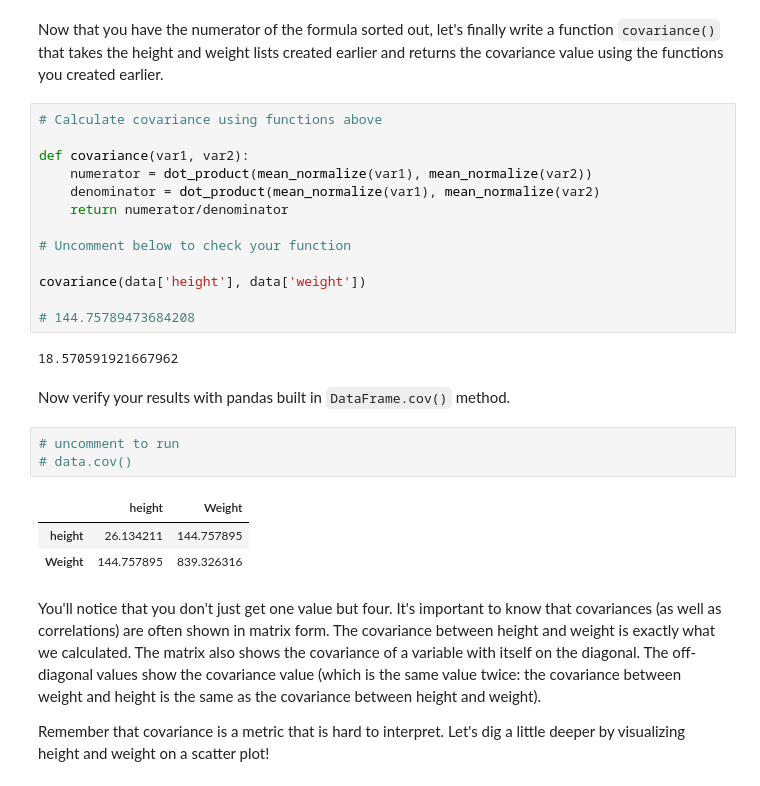
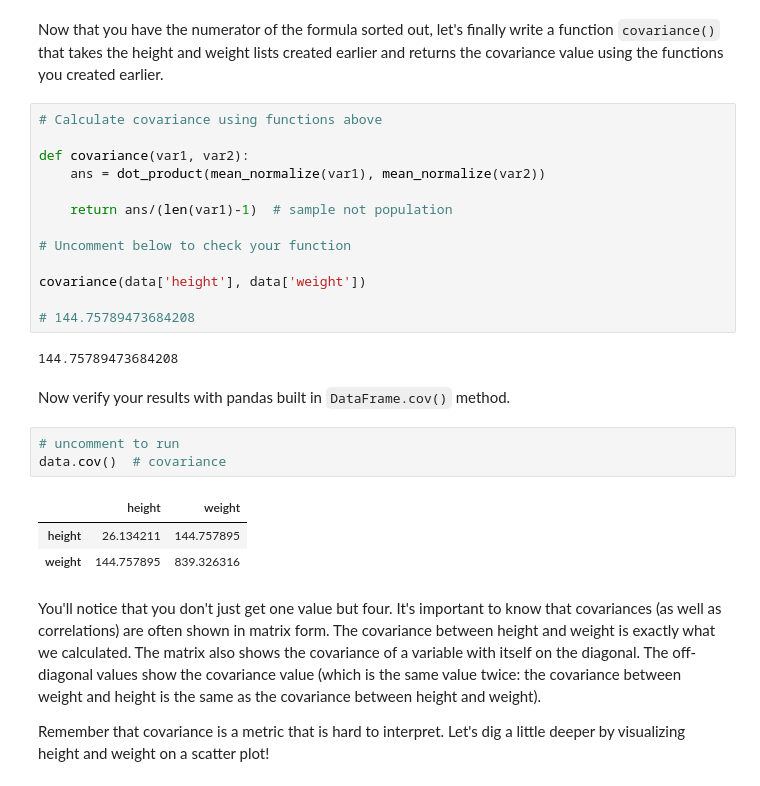
Before and after one commit to mzhou356/dsc-correlation-covariance-lab-dc-ds-060319, a Jupyter notebook: index.ipynb, the cells around one changed output. Drawn from its saved outputs; the diff is of its cells as text.

```diff
--- a/index.ipynb
+++ b/index.ipynb
@@ -159,9 +159,9 @@ Now that you have the numerator of the formula sorted out, let's finally write a
 # Calculate covariance using functions above
 
 def covariance(var1, var2):
-    numerator = dot_product(mean_normalize(var1), mean_normalize(var2))
-    denominator = dot_product(mean_normalize(var1), mean_normalize(var2)
-    return numerator/denominator
+    ans = dot_product(mean_normalize(var1), mean_normalize(var2))
+
+    return ans/(len(var1)-1)  # sample not population
 
 # Uncomment below to check your function
 
@@ -169,16 +169,16 @@ covariance(data['height'], data['weight'])
 
 # 144.75789473684208
 # %% [output]
-18.570591921667962
+144.75789473684208
 # %% [markdown]
 Now verify your results with pandas built in `DataFrame.cov()` method.
 # %%
 # uncomment to run
-# data.cov()
+data.cov()  # covariance
 # %% [output]
-|  | height | Weight |
+|  | height | weight |
 | height | 26.134211 | 144.757895 |
-| Weight | 144.757895 | 839.326316 |
+| weight | 144.757895 | 839.326316 |
 # %% [markdown]
 You'll notice that you don't just get one value but four. It's important to know that covariances (as well as correlations) are often shown in matrix form. The covariance between height and weight is exactly what we calculated. The matrix also shows the covariance of a variable with itself on the diagonal. The off-diagonal values show the covariance value (which is the same value twice: the covariance between weight and height is the same as the covariance between height and weight).
 
```
Also changed, not shown: parts of 4 cells of this notebook.
